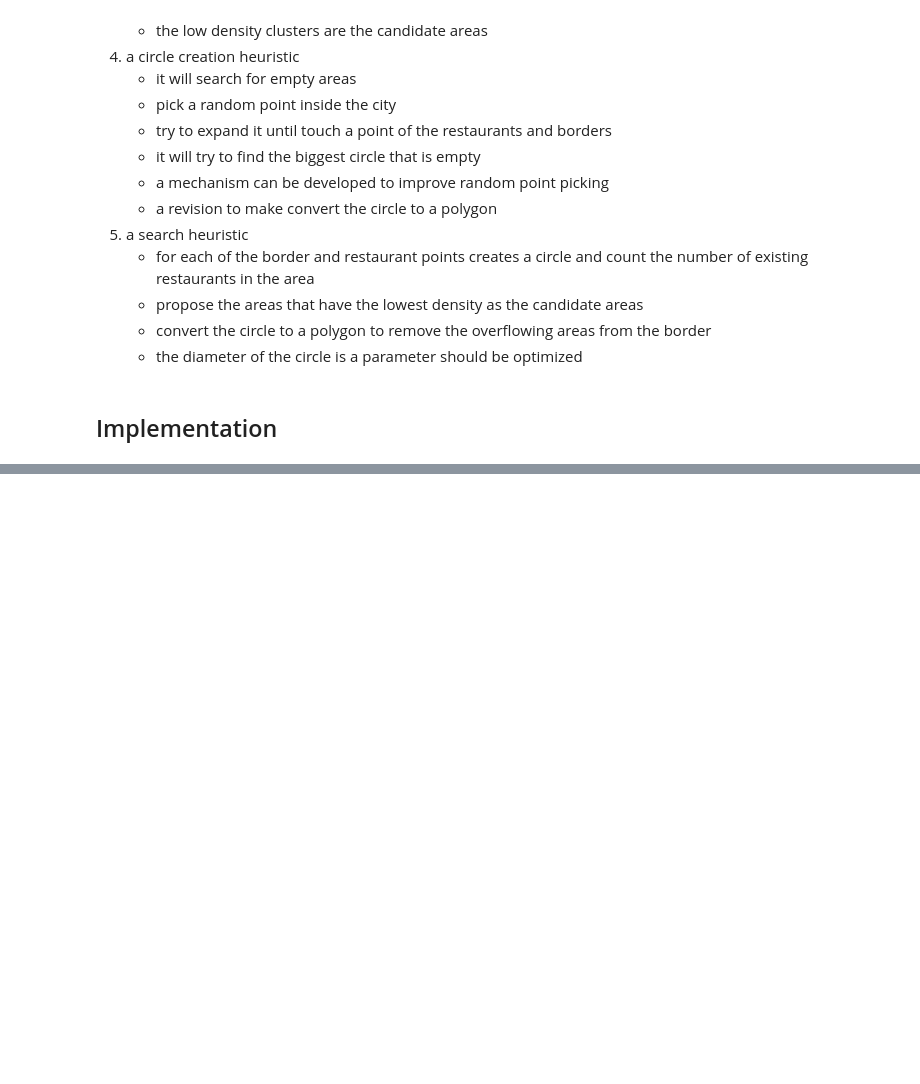
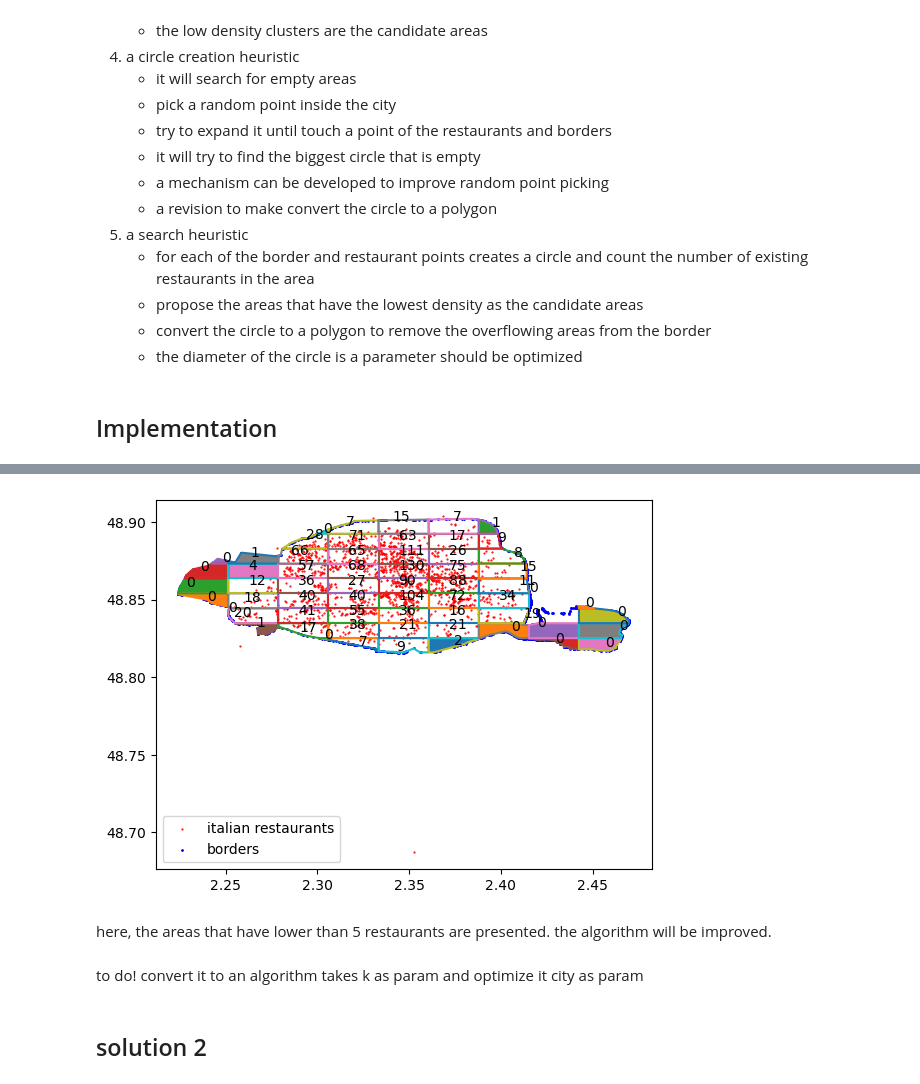
Before and after one commit to ihkaraman/foodstyles_tech_challenge, a Jupyter notebook: tech_challenge.ipynb, the cells around one changed output, grey strips where cells are left out. Cells and saved outputs as stored; diff of their text form; code cells hidden in the pictures; blank space fills up the shorter version.

```diff
--- a/tech_challenge.ipynb
+++ b/tech_challenge.ipynb
@@ -719,0 +774,50 @@ In order to find the areas that have low density, different algorithms may be im
+# %%
+def calculate_density(corners, paris):
+
+    # unpack corners
+    (x0, y0), (x1, y1) = corners
+    rectangle = Polygon([(x0, y0), (x0, y1), (x1,y1), (x1, y0)])
+
+    # if the intersection area is positive return the intersection
+    if rectangle.intersection(paris).area >0:
+
+        intersection_area = rectangle.intersection(paris)
+
+        return calculate_number_of_restaurants(intersection_area, all_restaurants), intersection_area
+    else:
+        return np.inf
+# %%
+densities = []
+for corner in all_corners:
+    densities.append(calculate_density(corner, paris))
+# %%
+plt.scatter(x=paris_rests['longitude'], y=paris_rests['latitude'], s=0.3, c='r')
+plt.scatter(x=paris_bp[:,0], y=paris_bp[:,1], s=1, c='b',)
+
+for area in densities:
+    if area == np.inf:
+        continue
+    count, poly = area
+    try:
+        x,y = poly.exterior.xy
+        plt.plot(x,y)
+        if count < 5:
+            plt.fill(x,y)
+        plt.annotate(count, (np.mean(x), np.mean(y)))
+    except:
+        pass
+
+plt.legend(['italian restaurants', 'borders'])
+plt.show()
+# %% [output]
+[figure, added]
+# %% [markdown]
+here, the areas that have lower than 5 restaurants are presented.
+the algorithm will be improved.
+# %% [markdown]
+to do!
+convert it to an algorithm
+takes k as param and optimize it
+city as param
+# %% [markdown]
+## solution 2
```
Also changed, not shown: parts of 7 cells of this notebook.
